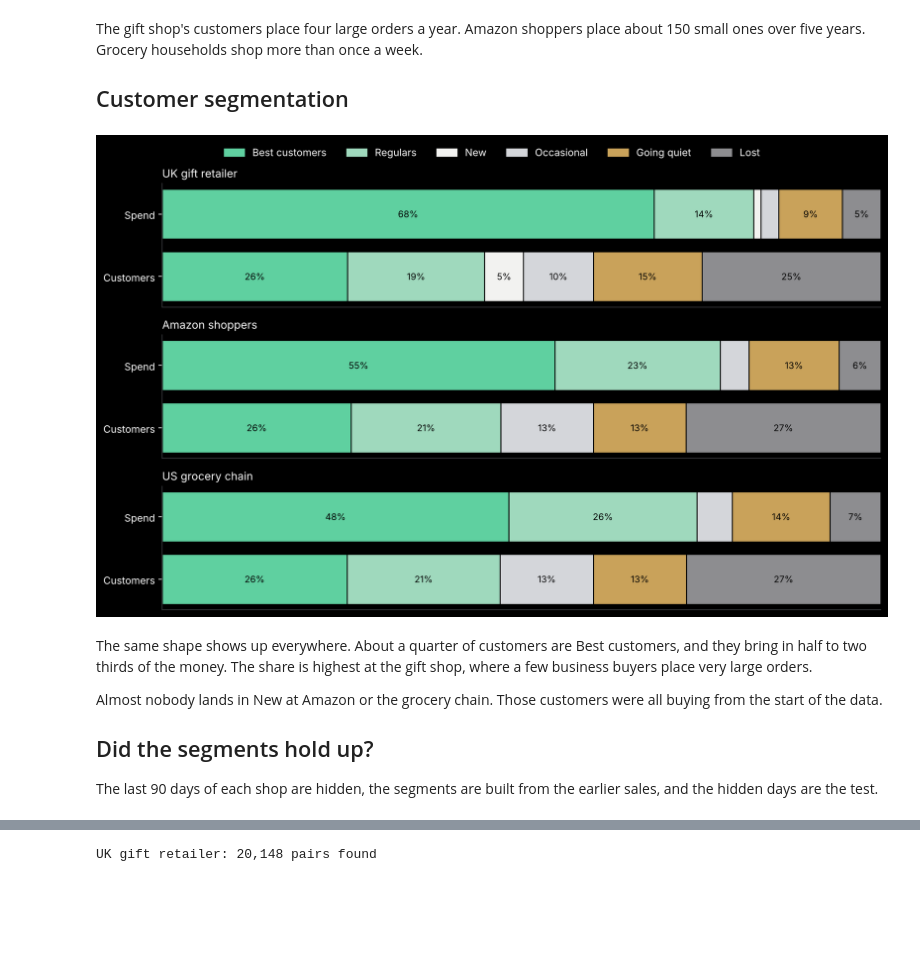
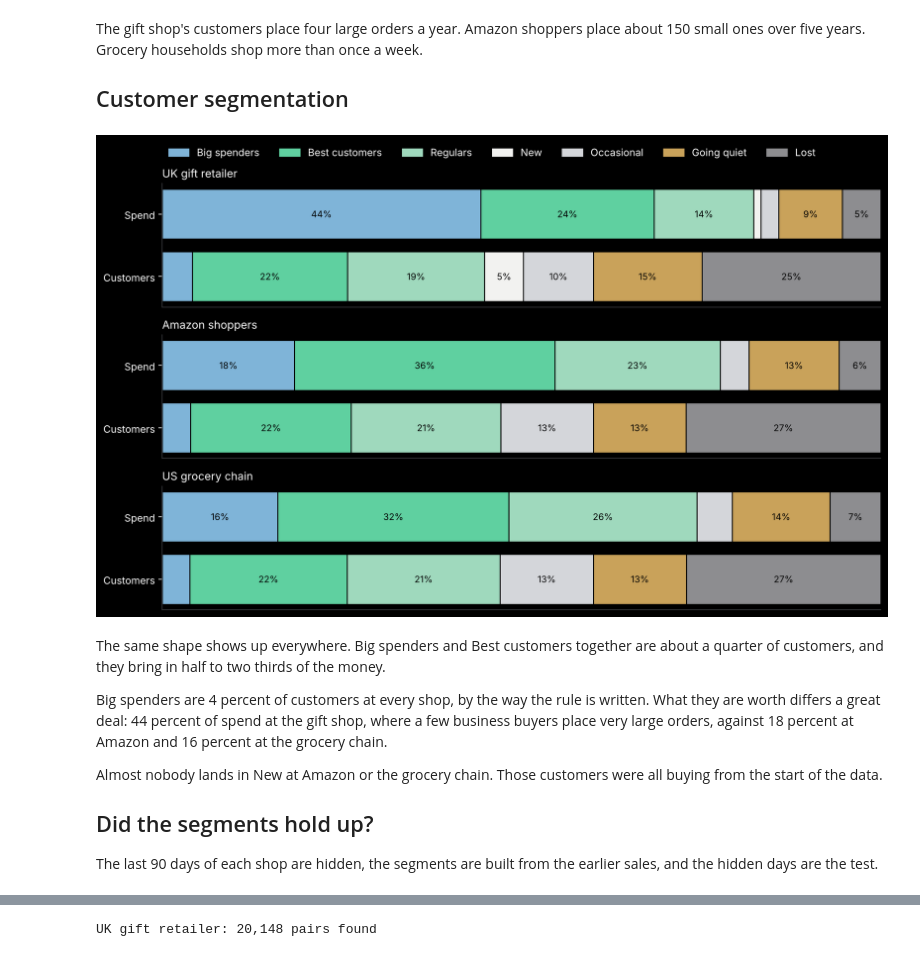
Before and after one commit to ruslanmaystrenko/retail-analysis, a Jupyter notebook: notebooks/05_three_shops.ipynb, the cells around one changed output, grey strips where cells are left out. Drawn from its saved outputs; the diff is of its cells as text; code cells hidden in the pictures; blank space fills up the shorter version.

```diff
--- a/notebooks/05_three_shops.ipynb
+++ b/notebooks/05_three_shops.ipynb
@@ -18,6 +18,7 @@ sys.path.insert(0, "src")
 import numpy as np
 import pandas as pd
 import matplotlib.pyplot as plt
+from matplotlib.ticker import LogLocator
 from shoplens.clean import SHOPS, load, clean, open_shop
 from shoplens.segmentation import GROUPS
 
@@ -25,12 +26,12 @@ plt.style.use("dark_background")
 plt.rcParams.update({"figure.facecolor": "black", "axes.facecolor": "black", "axes.edgecolor": "#3a3b3e", "axes.grid": True,
                      "grid.color": "#1c1c1e", "figure.figsize": (11, 4.5), "axes.axisbelow": True, "axes.spines.top": False, "axes.spines.right": False})
 WHITE, SILVER, GREY, JADE, RED = "#f2f2f0", "#d4d6da", "#8d8d90", "#5fd0a0", "#e0787a"
-COLORS = dict(zip(GROUPS, [JADE, "#9fd9bd", WHITE, SILVER, "#c9a25a", GREY]))
+COLORS = dict(zip(GROUPS, ["#7fb4d8", JADE, "#9fd9bd", WHITE, SILVER, "#c9a25a", GREY]))
 money = lambda v, _=None: f"£{v:,.0f}"
 UK, AMAZON, GROCERY = SHOPS
 from shoplens.segmentation import summarize, group, by_group
 from shoplens.market_basket import pairs, rules, families
-from shoplens.forward import groups_next, pairs_next
+from shoplens.forward import groups_next, pairs_next, over_time
 
 shops = {}
 for name in SHOPS:
@@ -38,7 +39,7 @@ for name in SHOPS:
     customers = summarize(sales)
     customers["group"] = group(customers)
     shops[name] = dict(sales=sales, customers=customers, groups=by_group(customers), pairs=pairs(sales), sign=SHOPS[name]["money"],
-                       groups_next=groups_next(sales), pairs_next=pairs_next(sales))
+                       groups_next=groups_next(sales), pairs_next=pairs_next(sales), over_time=over_time(sales))
 short = dict(zip(SHOPS, ["UK gift retailer", "Amazon shoppers", "US grocery chain"]))
 # %% [markdown]
 ## Three very different businesses
@@ -67,21 +68,23 @@ The gift shop's customers place four large orders a year. Amazon shoppers place
 # %%
 fig, axes = plt.subplots(3, 1, figsize=(11, 6.4))
 for ax, (name, s) in zip(axes, shops.items()):
     for row, column in enumerate(["share_of_customers", "share_of_spend"]):
         left = 0
         for g in s["groups"].index:
             v = s["groups"].loc[g, column]
             ax.barh(row, v, left=left, color=COLORS[g], edgecolor="black")
             if v > 0.05:
                 ax.text(left + v / 2, row, f"{v:.0%}", ha="center", va="center", color="black", fontsize=9)
             left += v
     ax.set_yticks([0, 1], ["Customers", "Spend"]); ax.set_xlim(0, 1); ax.xaxis.set_visible(False); ax.grid(False); ax.set_title(short[name], loc="left", fontsize=11)
-fig.legend(handles=[plt.Rectangle((0, 0), 1, 1, color=COLORS[g]) for g in GROUPS], labels=GROUPS, frameon=False, ncol=6, loc="upper center", bbox_to_anchor=(0.5, 1.04))
+fig.legend(handles=[plt.Rectangle((0, 0), 1, 1, color=COLORS[g]) for g in GROUPS], labels=GROUPS, frameon=False, ncol=7, loc="upper center", bbox_to_anchor=(0.5, 1.04))
 plt.tight_layout(); plt.show()
 # %% [output]
-[figure, old version]
+[figure, new version]
 # %% [markdown]
-The same shape shows up everywhere. About a quarter of customers are Best customers, and they bring in half to two thirds of the money. The share is highest at the gift shop, where a few business buyers place very large orders.
+The same shape shows up everywhere. Big spenders and Best customers together are about a quarter of customers, and they bring in half to two thirds of the money.
+
+Big spenders are 4 percent of customers at every shop, by the way the rule is written. What they are worth differs a great deal: 44 percent of spend at the gift shop, where a few business buyers place very large orders, against 18 percent at Amazon and 16 percent at the grocery chain.
 
 Almost nobody lands in New at Amazon or the grocery chain. Those customers were all buying from the start of the data.
 
```
Also changed, not shown: parts of 6 cells of this notebook, 17 other files.
